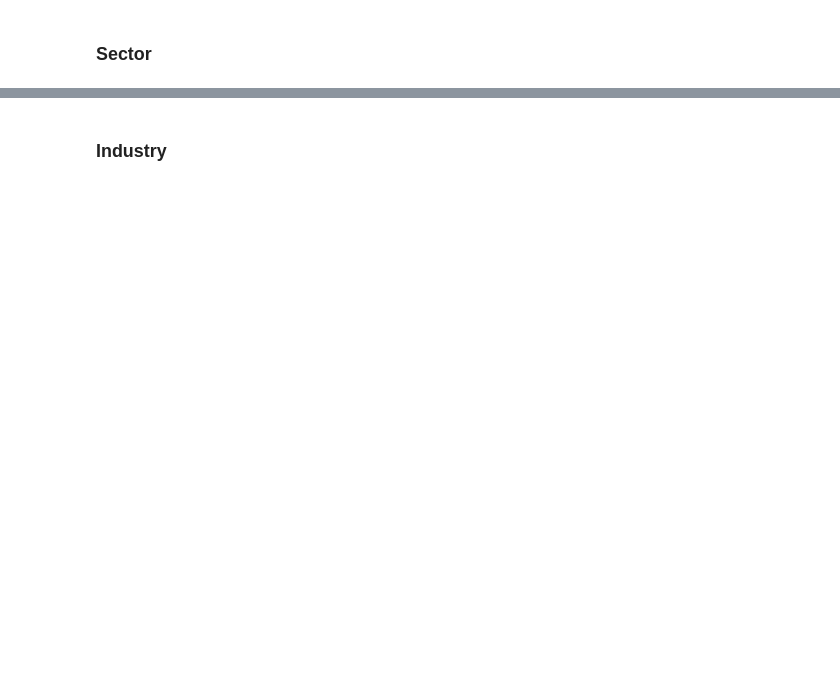
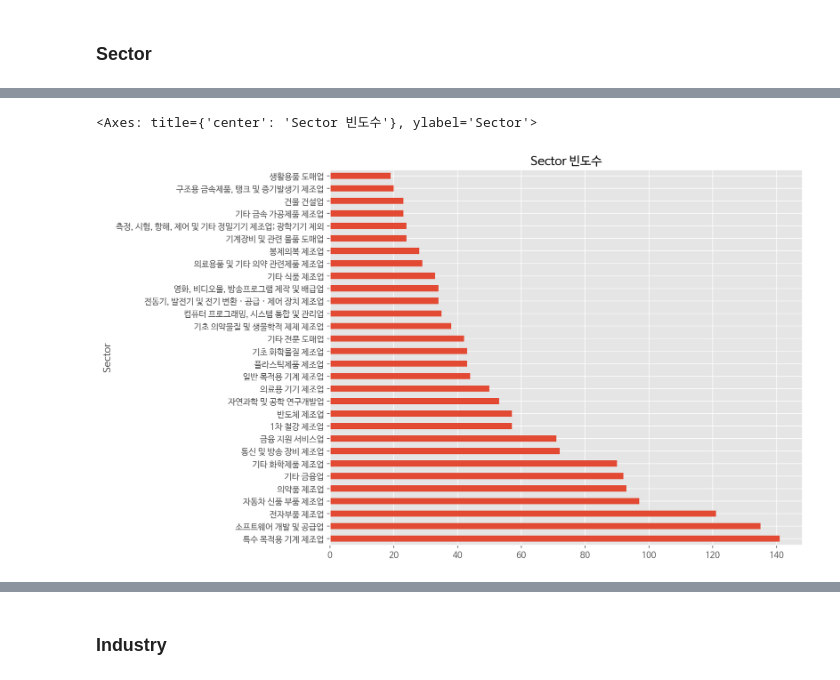
Before and after one commit to neguri0235/finance-data-analysis, a Jupyter notebook: 2.2. KRX 전체 종목분석-input.ipynb, the cells around one changed output, grey strips where cells are left out. Saved outputs shown, nothing was run; the diff lists cells and outputs as text; code cells hidden in the pictures; blank space fills up the shorter version.

```diff
--- a/2.2. KRX 전체 종목분석-input.ipynb
+++ b/2.2. KRX 전체 종목분석-input.ipynb
@@ -568,3 +570,5 @@ WARNING:matplotlib.font_manager:findfont: Font family 'NanumBarunGothic' not fou
 # 섹터의 빈도수를 구합니다.
 # 상위 30개 섹터의 빈도수를 sector_count_top 변수에 할당합니다.
 # sector_count_top
+sector_count_top = df["Sector"].value_counts().head(30)
+sector_count_top
@@ -573,4 +598,8 @@ WARNING:matplotlib.font_manager:findfont: Font family 'NanumBarunGothic' not fou
 # %%
 # Seaborn countplot 활용하여 빈도수를 표현합니다.
+sector_count_top.plot.barh(figsize=(10, 8), title="Sector 빈도수")
+# %% [output]
+<Axes: title={'center': 'Sector 빈도수'}, ylabel='Sector'>
+[figure, added]
 # %%
 print(plt.colormaps())
```
Also changed, not shown: parts of 47 cells of this notebook.
